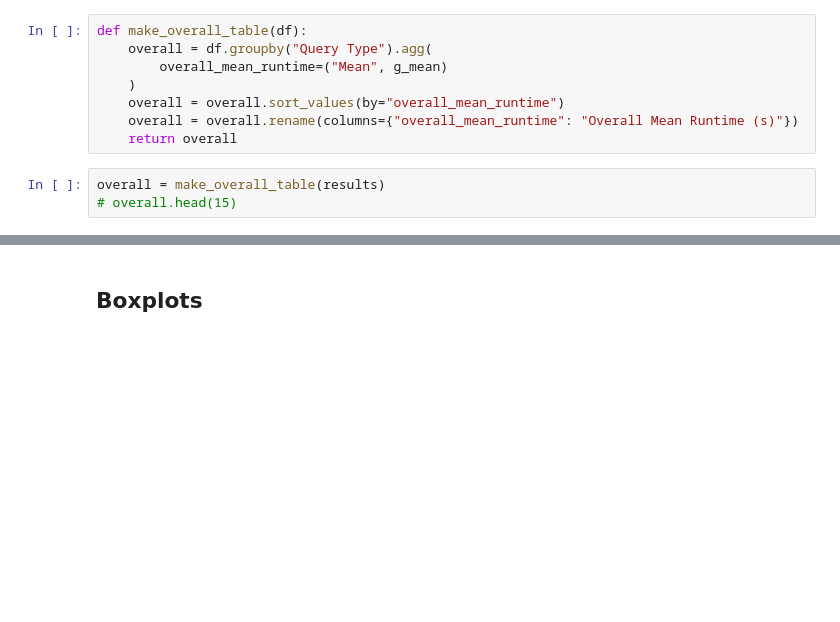
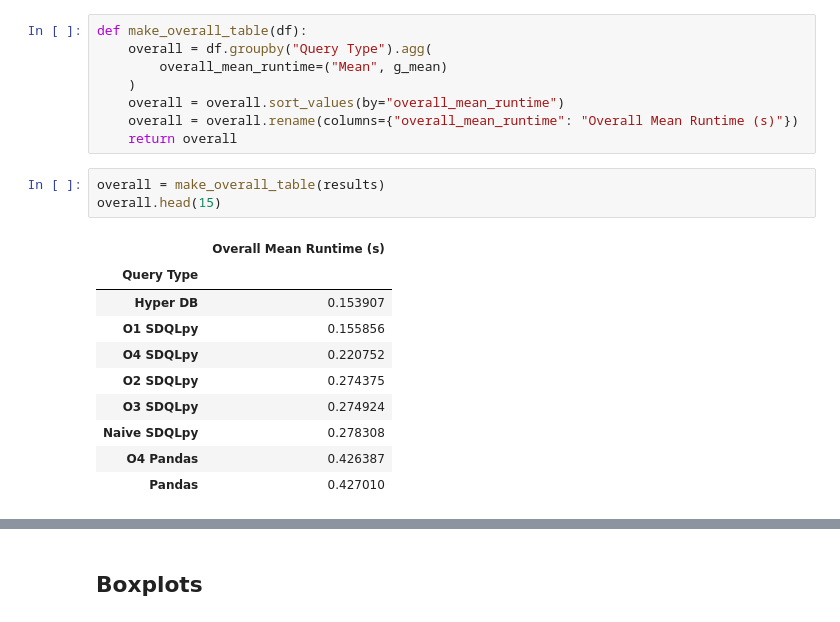
Before and after one commit to groegercesg/QueryBridge, a Jupyter notebook: benchmarking/notebooks/year2_report.ipynb, the cells around one changed output, grey strips where cells are left out. Drawn from its saved outputs; the diff is of its cells as text; blank space fills up the shorter version.

```diff
--- a/benchmarking/notebooks/year2_report.ipynb
+++ b/benchmarking/notebooks/year2_report.ipynb
@@ -69,4 +69,15 @@ def make_overall_table(df):
     return overall
 # %%
 overall = make_overall_table(results)
-# overall.head(15)
+overall.head(15)
+# %% [output]
+|  | Overall Mean Runtime (s) |
+| Query Type |  |
+| Hyper DB | 0.153907 |
+| O1 SDQLpy | 0.155856 |
+| O4 SDQLpy | 0.220752 |
+| O2 SDQLpy | 0.274375 |
+| O3 SDQLpy | 0.274924 |
+| Naive SDQLpy | 0.278308 |
+| O4 Pandas | 0.426387 |
+| Pandas | 0.427010 |
```
Also changed, not shown: parts of 8 cells of this notebook, 4 other files.
